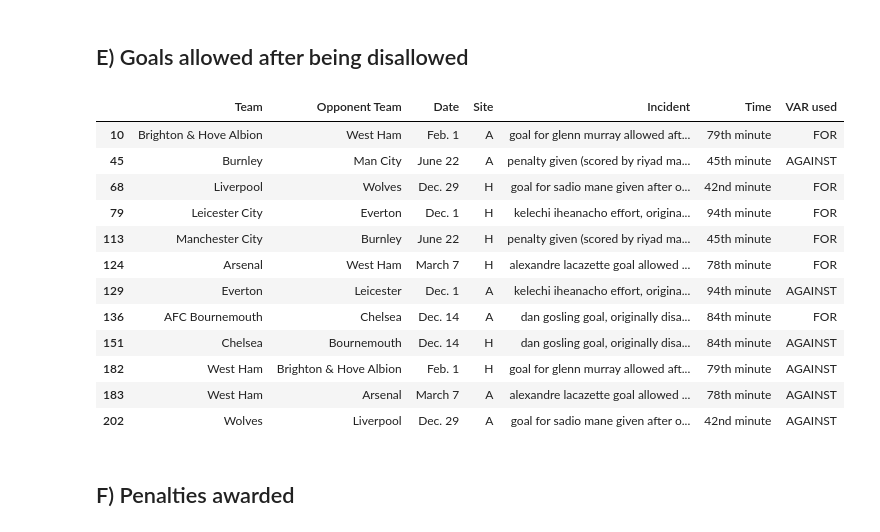
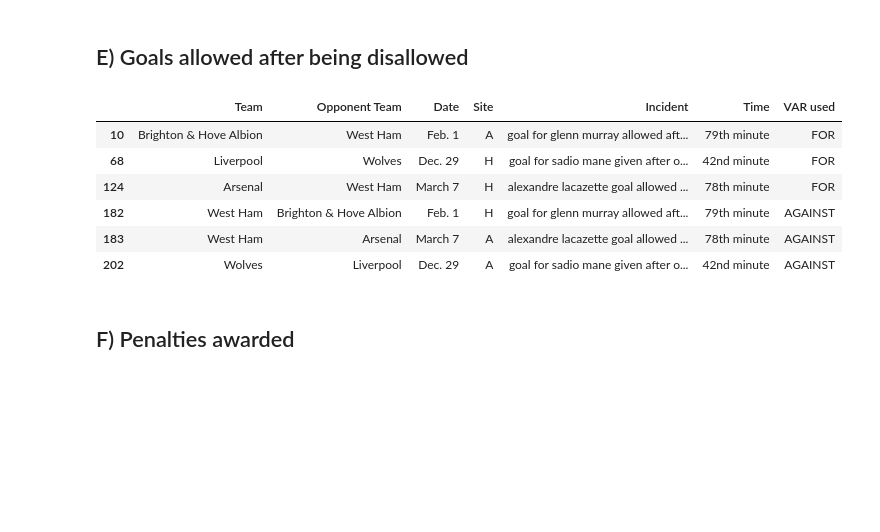
Before and after one commit to julelia/DataMadness, a Jupyter notebook: Data Madness.ipynb, the cells around one changed output. Saved outputs shown, nothing was run; the diff lists cells and outputs as text; code cells hidden in the pictures; blank space fills up the shorter version.

```diff
--- a/Data Madness.ipynb
+++ b/Data Madness.ipynb
@@ -170,19 +172,15 @@ penalty_retaken
 # %% [markdown]
 ## E) Goals allowed after being disallowed
 # %%
-goal_allowed = incidents[incidents['Incident'].str.contains("allowed") & incidents['Incident'].str.contains("after")|incidents['Incident'].str.contains("given")]
+#Displays sentences with the words "allowed" and "after", or "given" and "after".
+#This conveniently doesn't show penalties allowed after a referee decision
+goal_allowed = incidents[incidents['Incident'].str.contains("allowed") & incidents['Incident'].str.contains("after")|incidents['Incident'].str.contains("given")& incidents['Incident'].str.contains("after")]
 goal_allowed
 # %% [output]
 |  | Team | Opponent Team | Date | Site | Incident | Time | VAR used |
 | 10 | Brighton & Hove Albion | West Ham | Feb. 1 | A | goal for glenn murray allowed aft... | 79th minute | FOR |
-| 45 | Burnley | Man City | June 22 | A | penalty given (scored by riyad ma... | 45th minute | AGAINST |
 | 68 | Liverpool | Wolves | Dec. 29 | H | goal for sadio mane given after o... | 42nd minute | FOR |
-| 79 | Leicester City | Everton | Dec. 1 | H | kelechi iheanacho effort, origina... | 94th minute | FOR |
-| 113 | Manchester City | Burnley | June 22 | H | penalty given (scored by riyad ma... | 45th minute | FOR |
 | 124 | Arsenal | West Ham | March 7 | H | alexandre lacazette goal allowed ... | 78th minute | FOR |
-| 129 | Everton | Leicester | Dec. 1 | A | kelechi iheanacho effort, origina... | 94th minute | AGAINST |
-| 136 | AFC Bournemouth | Chelsea | Dec. 14 | A | dan gosling goal, originally disa... | 84th minute | FOR |
-| 151 | Chelsea | Bournemouth | Dec. 14 | H | dan gosling goal, originally disa... | 84th minute | AGAINST |
 | 182 | West Ham | Brighton & Hove Albion | Feb. 1 | H | goal for glenn murray allowed aft... | 79th minute | AGAINST |
 | 183 | West Ham | Arsenal | March 7 | A | alexandre lacazette goal allowed ... | 78th minute | AGAINST |
 | 202 | Wolves | Liverpool | Dec. 29 | A | goal for sadio mane given after o... | 42nd minute | AGAINST |
```
Also changed, not shown: parts of 9 cells of this notebook.
